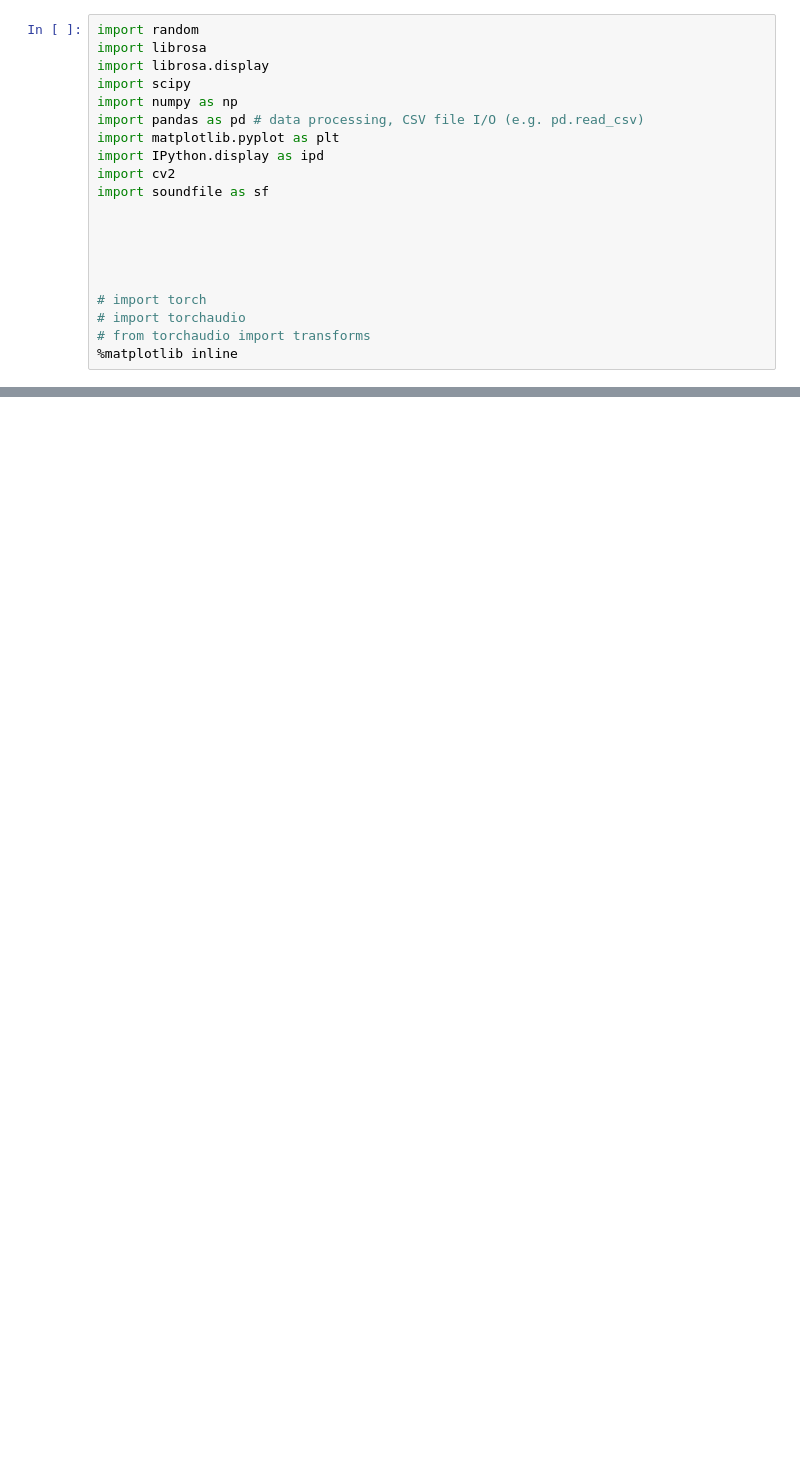
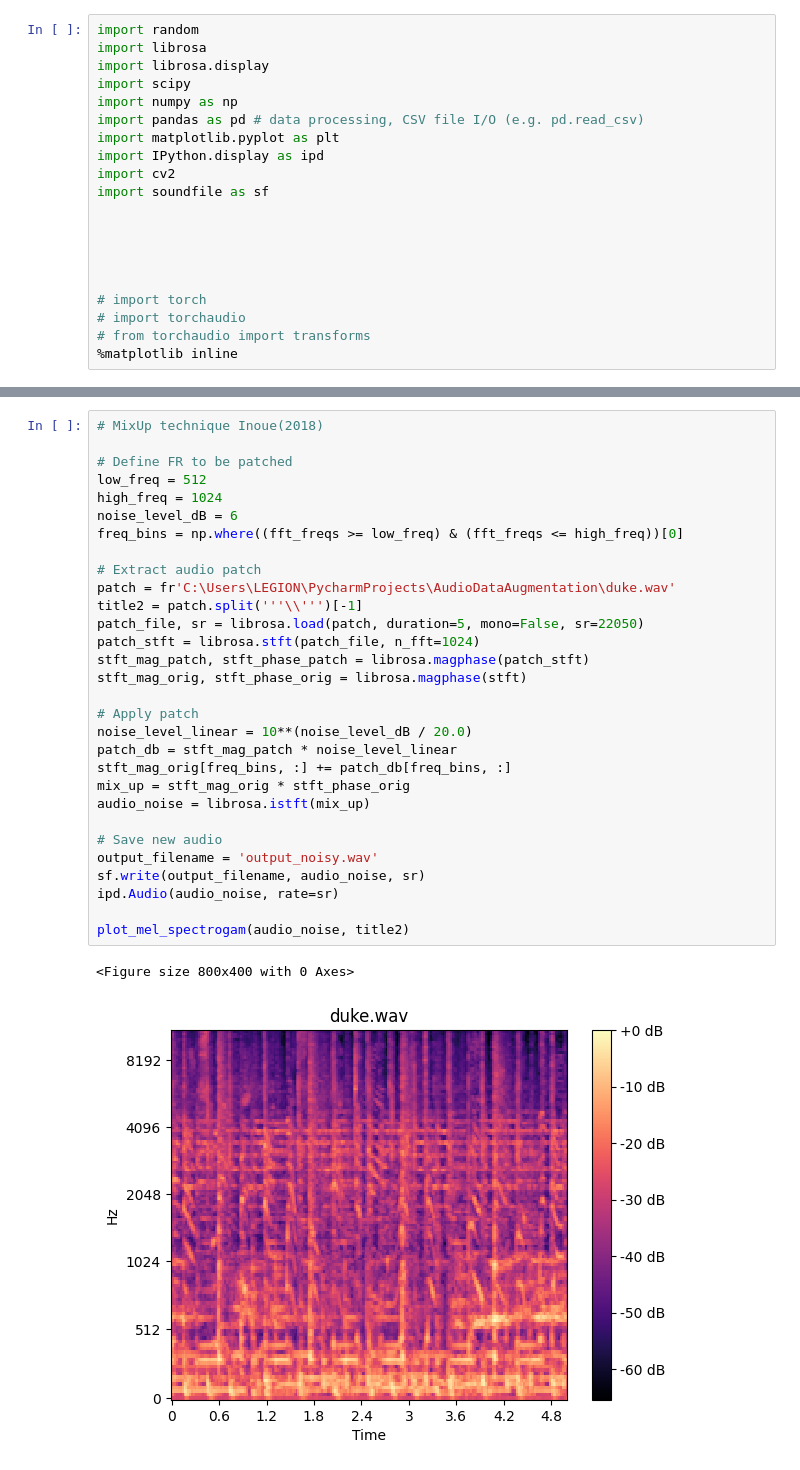
Before and after one commit to crismartinezco/AudioDataAugmentation, a Jupyter notebook: Script in jupyter.ipynb, the cells around one changed output, grey strips where cells are left out. Saved outputs shown, nothing was run; the diff lists cells and outputs as text; blank space fills up the shorter version.

Commit message:
implemented MixUp technique. Follow up on SpecAug.

```diff
--- a/Script in jupyter.ipynb
+++ b/Script in jupyter.ipynb
@@ -262,0 +229,33 @@ Audio(data=audio_noisy, rate=sr)
+# %%
+# MixUp technique Inoue(2018)
+
+# Define FR to be patched
+low_freq = 512
+high_freq = 1024
+noise_level_dB = 6
+freq_bins = np.where((fft_freqs >= low_freq) & (fft_freqs <= high_freq))[0]
+
+# Extract audio patch
+patch = fr'C:\Users\LEGION\PycharmProjects\AudioDataAugmentation\duke.wav'
+title2 = patch.split('''\\''')[-1]
+patch_file, sr = librosa.load(patch, duration=5, mono=False, sr=22050)
+patch_stft = librosa.stft(patch_file, n_fft=1024)
+stft_mag_patch, stft_phase_patch = librosa.magphase(patch_stft)
+stft_mag_orig, stft_phase_orig = librosa.magphase(stft)
+
+# Apply patch
+noise_level_linear = 10**(noise_level_dB / 20.0)
+patch_db = stft_mag_patch * noise_level_linear
+stft_mag_orig[freq_bins, :] += patch_db[freq_bins, :]
+mix_up = stft_mag_orig * stft_phase_orig
+audio_noise = librosa.istft(mix_up)
+
+# Save new audio
+output_filename = 'output_noisy.wav'
+sf.write(output_filename, audio_noise, sr)
+ipd.Audio(audio_noise, rate=sr)
+
+plot_mel_spectrogam(audio_noise, title2)
+# %% [output]
+<Figure size 800x400 with 0 Axes>
+[figure, added]
```
Also changed, not shown: parts of 12 cells of this notebook.
